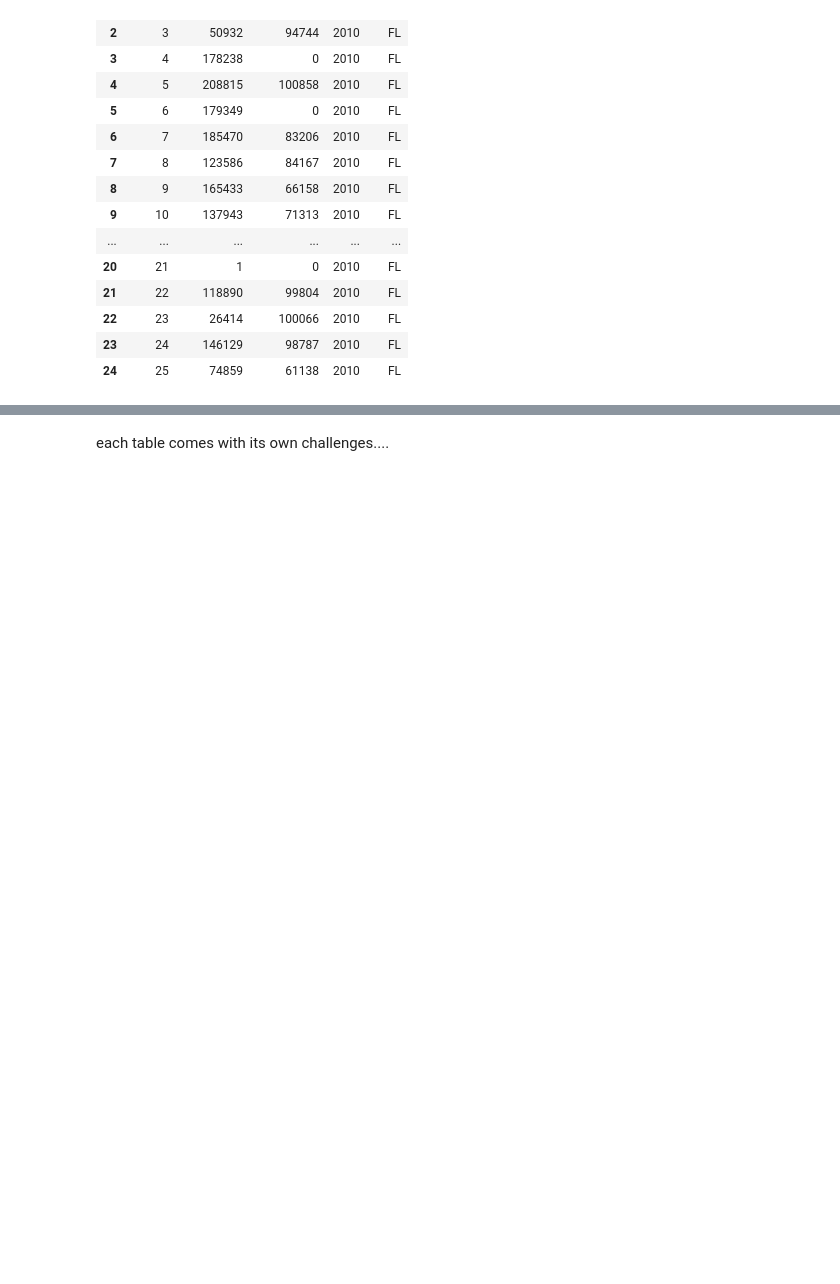
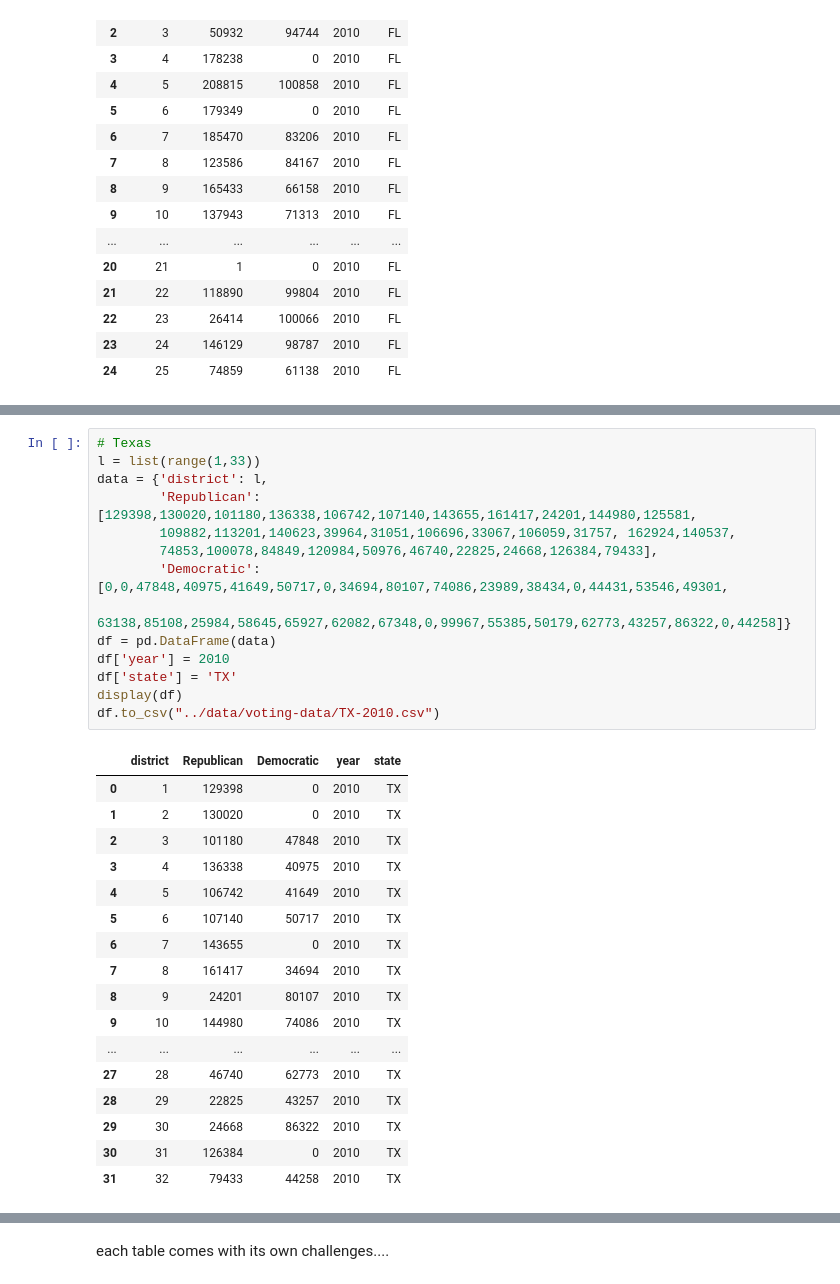
Before and after one commit to Simonlee711/gerrymandering-polarisation-study, a Jupyter notebook: src/gov-analysis.ipynb, the cells around one changed output, grey strips where cells are left out. Saved outputs shown, nothing was run; the diff lists cells and outputs as text; blank space fills up the shorter version.

```diff
--- a/src/gov-analysis.ipynb
+++ b/src/gov-analysis.ipynb
@@ -297,0 +935,32 @@ df.to_csv("../data/voting-data/FL-2010.csv")
+# %%
+# Texas
+l = list(range(1,33))
+data = {'district': l,
+        'Republican': [129398,130020,101180,136338,106742,107140,143655,161417,24201,144980,125581,
+        109882,113201,140623,39964,31051,106696,33067,106059,31757, 162924,140537,
+        74853,100078,84849,120984,50976,46740,22825,24668,126384,79433],
+        'Democratic':[0,0,47848,40975,41649,50717,0,34694,80107,74086,23989,38434,0,44431,53546,49301,
+        63138,85108,25984,58645,65927,62082,67348,0,99967,55385,50179,62773,43257,86322,0,44258]}
+df = pd.DataFrame(data)
+df['year'] = 2010
+df['state'] = 'TX'
+display(df)
+df.to_csv("../data/voting-data/TX-2010.csv")
+# %% [output]
+|  | district | Republican | Democratic | year | state |
+| 0 | 1 | 129398 | 0 | 2010 | TX |
+| 1 | 2 | 130020 | 0 | 2010 | TX |
+| 2 | 3 | 101180 | 47848 | 2010 | TX |
+| 3 | 4 | 136338 | 40975 | 2010 | TX |
+| 4 | 5 | 106742 | 41649 | 2010 | TX |
+| 5 | 6 | 107140 | 50717 | 2010 | TX |
+| 6 | 7 | 143655 | 0 | 2010 | TX |
+| 7 | 8 | 161417 | 34694 | 2010 | TX |
+| 8 | 9 | 24201 | 80107 | 2010 | TX |
+| 9 | 10 | 144980 | 74086 | 2010 | TX |
+| ... | ... | ... | ... | ... | ... |
+| 27 | 28 | 46740 | 62773 | 2010 | TX |
+| 28 | 29 | 22825 | 43257 | 2010 | TX |
+| 29 | 30 | 24668 | 86322 | 2010 | TX |
+| 30 | 31 | 126384 | 0 | 2010 | TX |
+| 31 | 32 | 79433 | 44258 | 2010 | TX |
```
Also changed, not shown: parts of 46 cells of this notebook, 41 other files.
